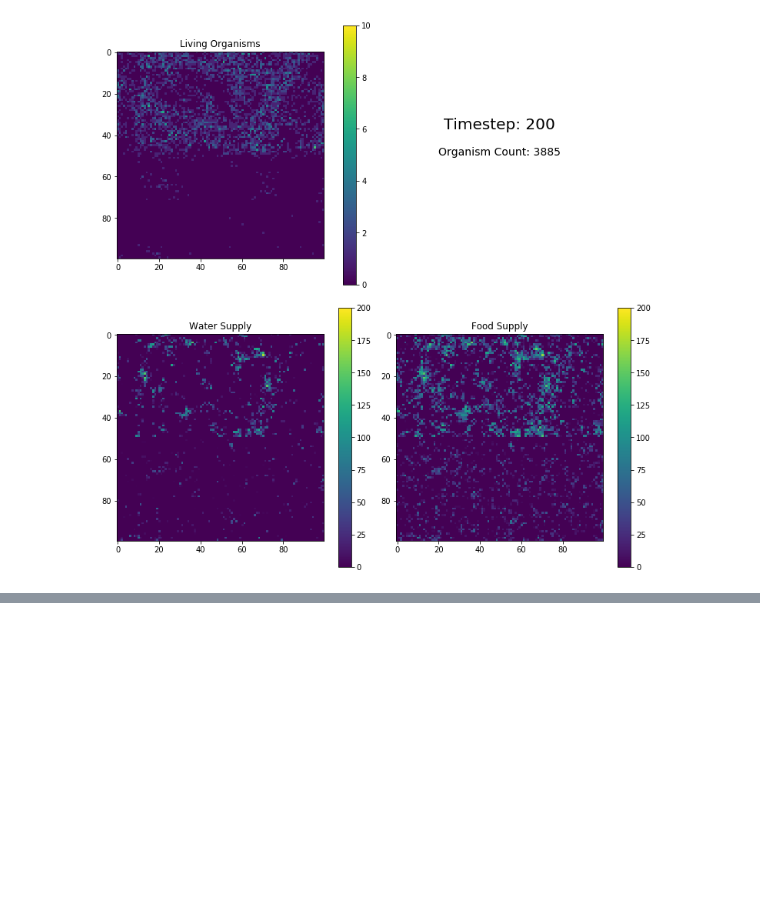
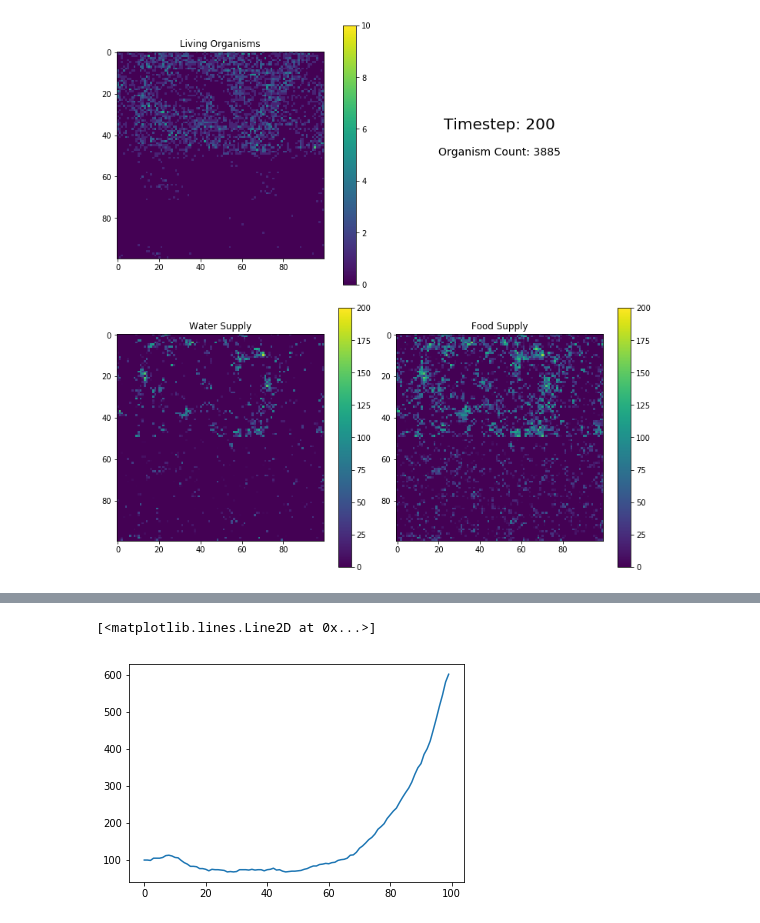
Before and after one commit to bbrzycki/flowerpot, a Jupyter notebook: jupyter-notebooks/Visualize_2D.ipynb, the cells around one changed output, grey strips where cells are left out. Drawn from its saved outputs; the diff is of its cells as text; code cells hidden in the pictures; blank space fills up the shorter version.

```diff
--- a/jupyter-notebooks/Visualize_2D.ipynb
+++ b/jupyter-notebooks/Visualize_2D.ipynb
@@ -575,0 +640,5 @@ imageio.mimsave('combined.gif', images, duration=0.1)
+# %%
+plt.plot(prey[0:100])
+# %% [output]
+[<matplotlib.lines.Line2D at 0x...>]
+[figure, added]
```
Also changed, not shown: parts of 3 cells of this notebook, 1 other file.
